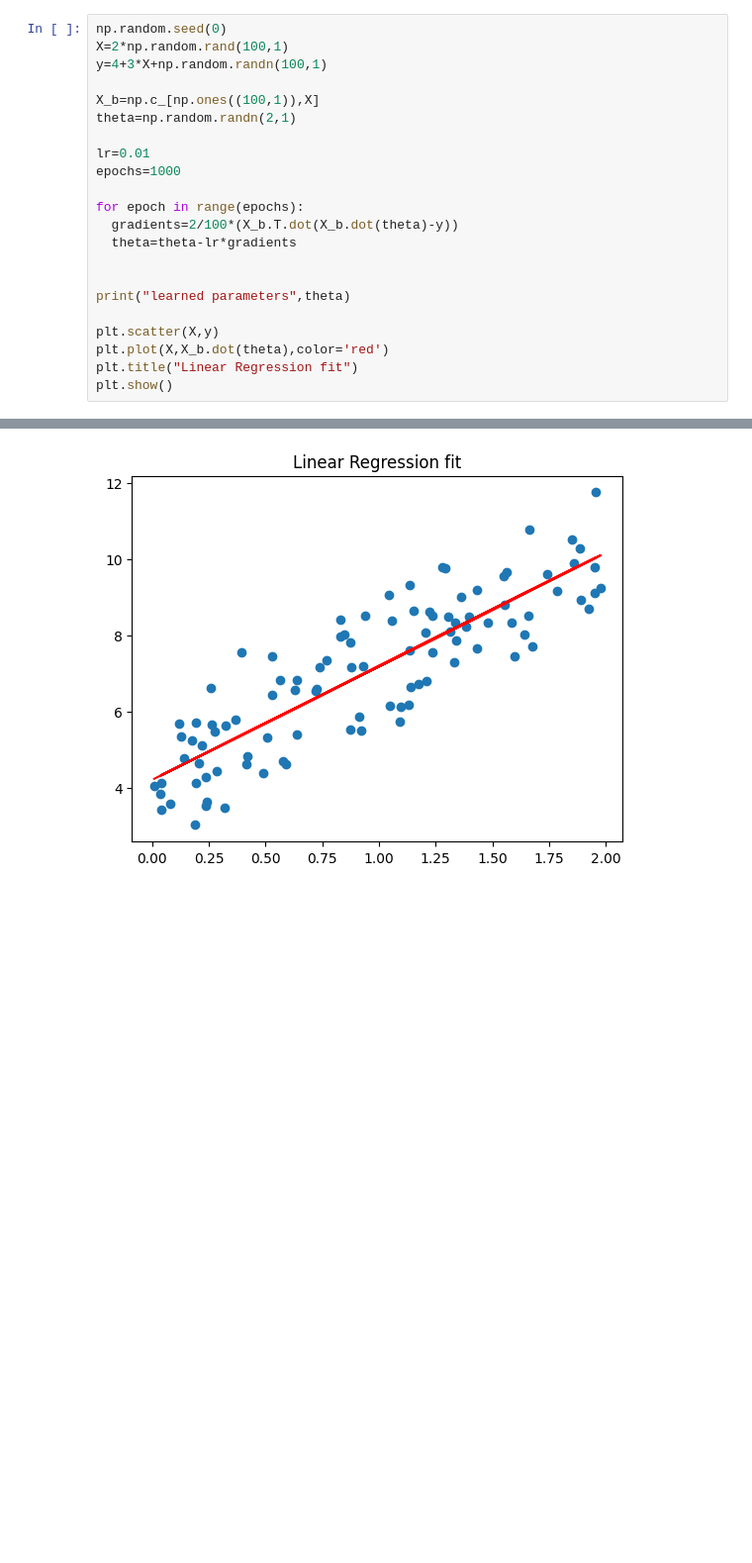
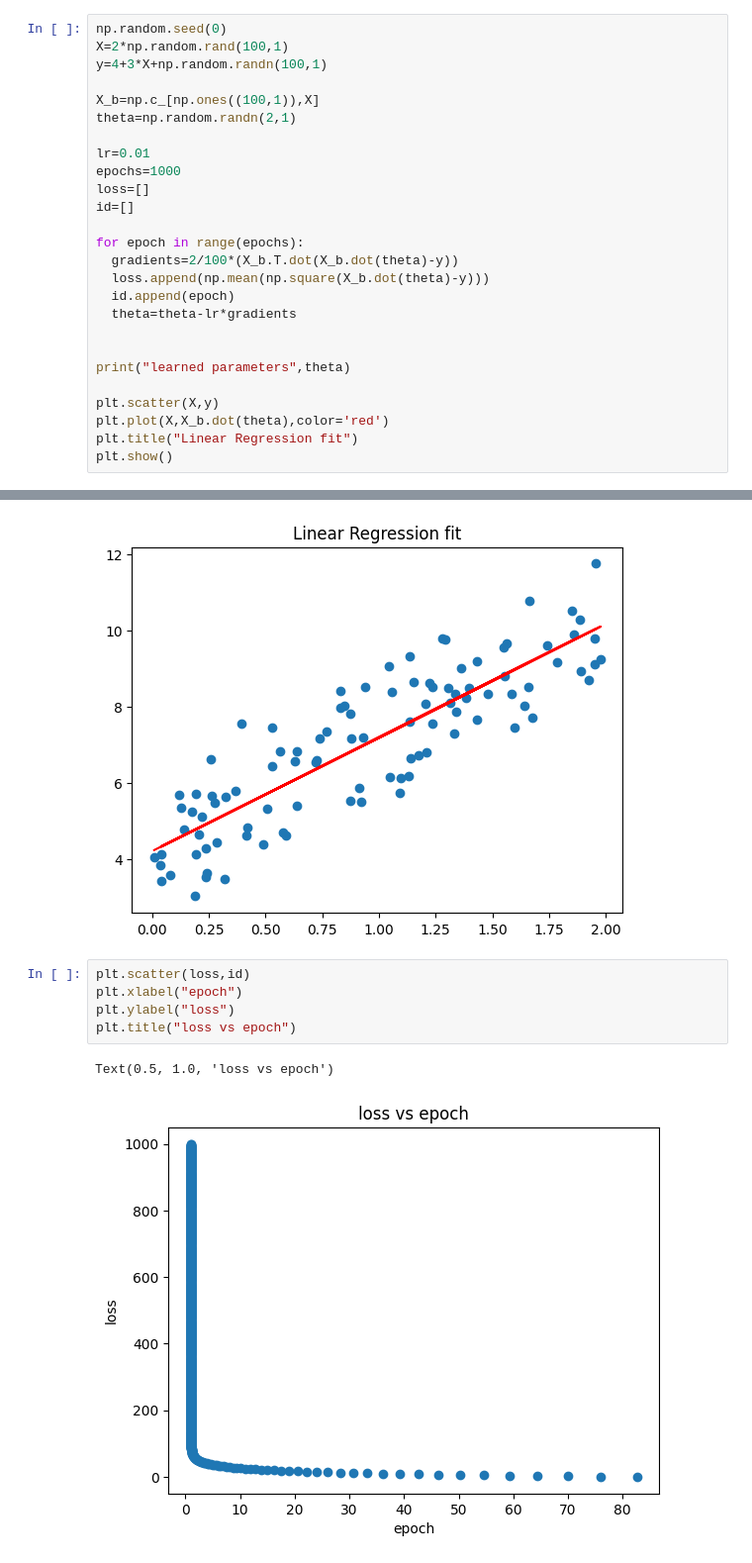
Before and after one commit to crahulnaidu/recursive-self-improving-ai, a Jupyter notebook: month_1/ai_month_1_day1.ipynb, the cells around one changed output, grey strips where cells are left out. Shown at 99% size. Drawn from its saved outputs; the diff is of its cells as text; blank space fills up the shorter version.

```diff
--- a/month_1/ai_month_1_day1.ipynb
+++ b/month_1/ai_month_1_day1.ipynb
@@ -13,9 +13,13 @@ theta=np.random.randn(2,1)
 
 lr=0.01
 epochs=1000
+loss=[]
+id=[]
 
 for epoch in range(epochs):
   gradients=2/100*(X_b.T.dot(X_b.dot(theta)-y))
+  loss.append(np.mean(np.square(X_b.dot(theta)-y)))
+  id.append(epoch)
   theta=theta-lr*gradients
 
 
@@ -29,3 +33,11 @@ plt.show()
 learned parameters [[4.20607718]
  [2.98273036]]
 [figure]
+# %%
+plt.scatter(loss,id)
+plt.xlabel("epoch")
+plt.ylabel("loss")
+plt.title("loss vs epoch")
+# %% [output]
+Text(0.5, 1.0, 'loss vs epoch')
+[figure, added]
```
